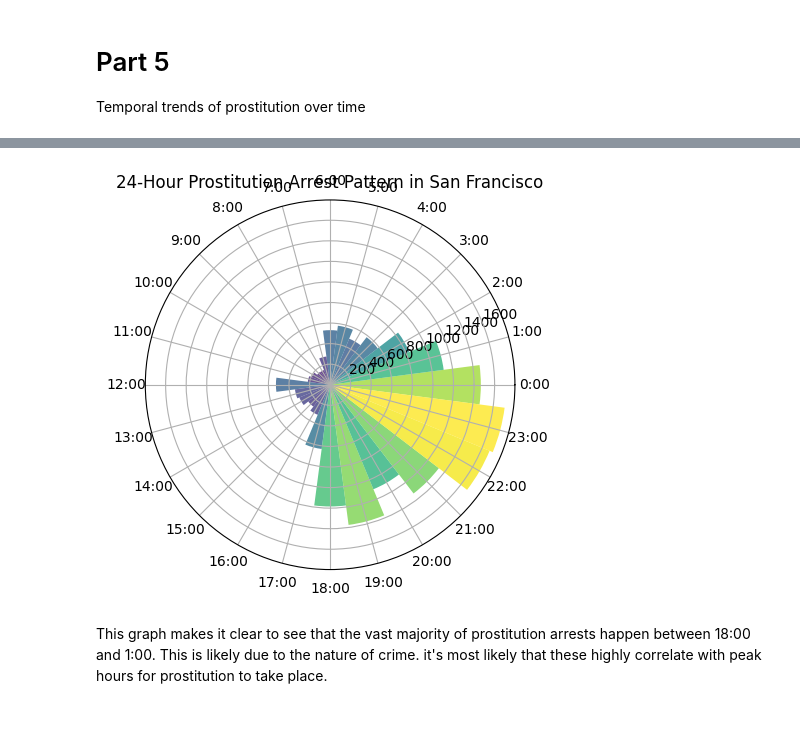
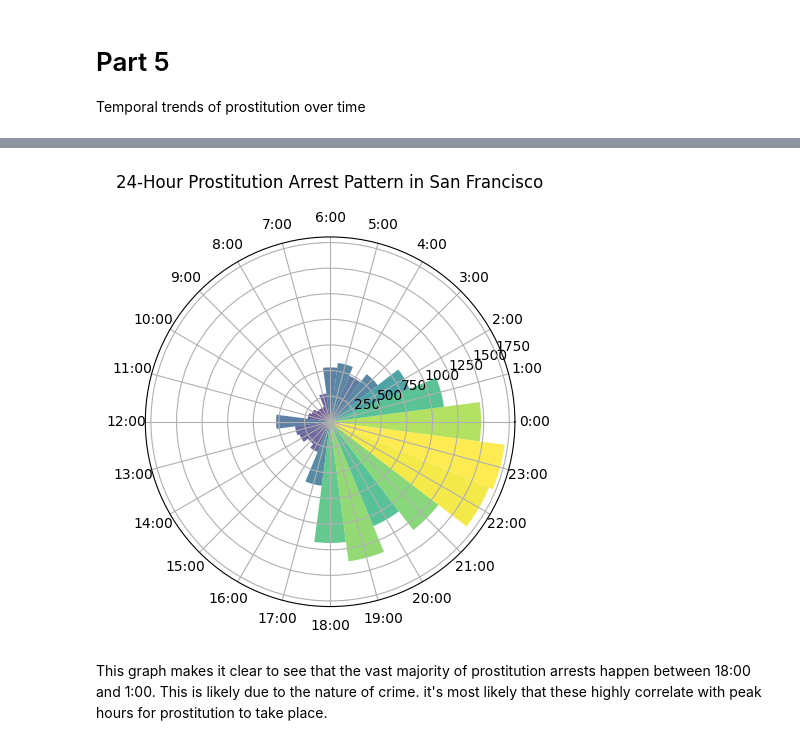
Before and after one commit to LeoItaly/social-data-visualization-2025, a Jupyter notebook: Assignment/Assignment1_final.ipynb, the cells around one changed output, grey strips where cells are left out. Cells and saved outputs as stored; diff of their text form; code cells hidden in the pictures; blank space fills up the shorter version.

```diff
--- a/Assignment/Assignment1_final.ipynb
+++ b/Assignment/Assignment1_final.ipynb
@@ -734,34 +816,34 @@ prostitution_data = df[df["Category"] == "PROSTITUTION"]
 # %%
-# Assuming df is your cleaned DataFrame and that you have already created an 'Hour' column.
+prostitution_data = df[df["Category"] == "PROSTITUTION"]
 # Group the data by hour (0 to 23) and sort by the hour.
 hourly_counts = prostitution_data['TimeOfDay'].value_counts().sort_index()
 
 # Create arrays of the hours and corresponding crime counts.
 hours = np.array(hourly_counts.index)         # Should be 0,1,...,23
 counts = np.array(hourly_counts.values)         # The number of crimes for each hour
 
 # Compute theta for each hour: map hours 0-23 to angles in radians.
 theta = 2 * np.pi * hours / 24
 
 # Use a uniform width for each bar: the full circle divided by 24.
 width = 2 * np.pi / 24
 
 # Normalize counts for the colormap (optional): we use the viridis colormap.
 colors = plt.cm.viridis(counts / counts.max())
 
 # Create a polar subplot.
 ax = plt.subplot(projection='polar')
 bars = ax.bar(theta, counts, width=width, bottom=0.0, color=colors, alpha=0.8)
 
 # Customize the tick labels: show each hour (e.g., 0:00, 1:00, ..., 23:00).
 ax.set_xticks(theta)
 ax.set_xticklabels([f"{int(h)}:00" for h in hours])
 
 # add a title to the chart.
-ax.set_title("24-Hour Prostitution Arrest Pattern in San Francisco", va='bottom')
+ax.set_title("24-Hour Prostitution Arrest Pattern in San Francisco", va='bottom', y=1.1)
 
 plt.show()
 # %% [output]
-[figure, old version]
+[figure, new version]
 # %% [markdown]
 This graph makes it clear to see that the vast majority of prostitution arrests happen between 18:00 and 1:00. This is likely due to the nature of crime. it's most likely that these highly correlate with peak hours for prostitution to take place.
```
Also changed, not shown: parts of 17 cells of this notebook.
